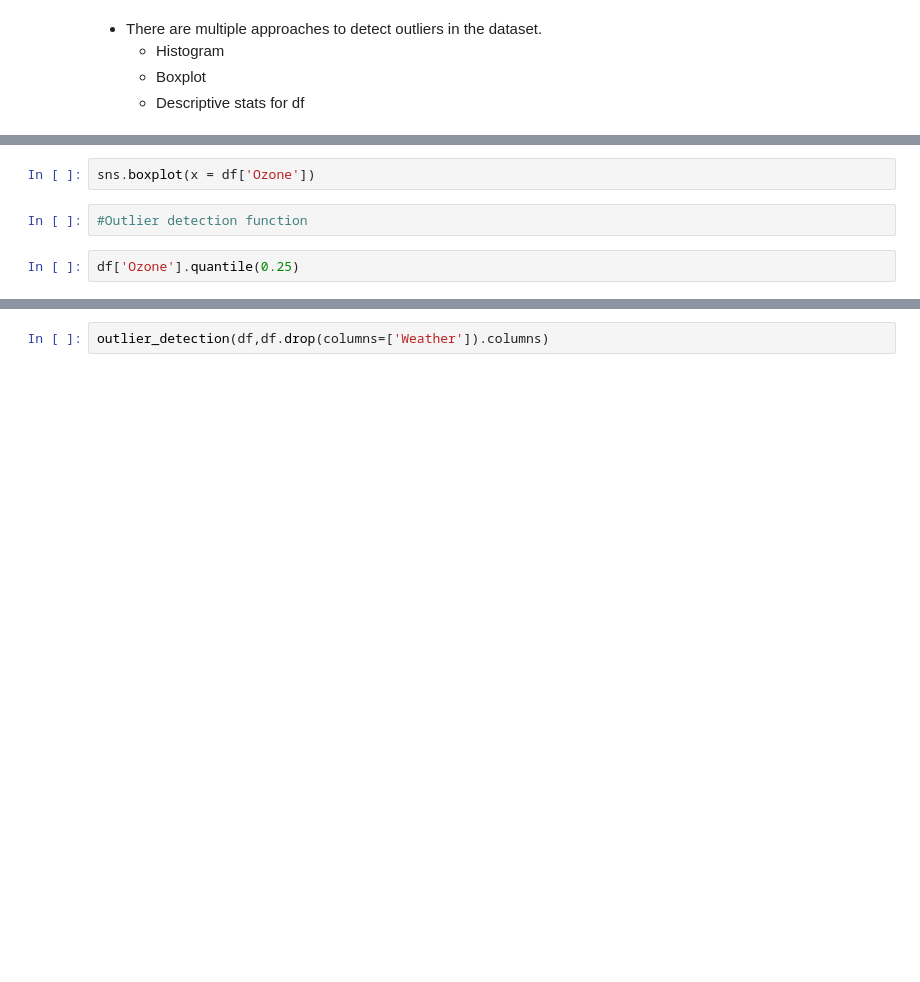
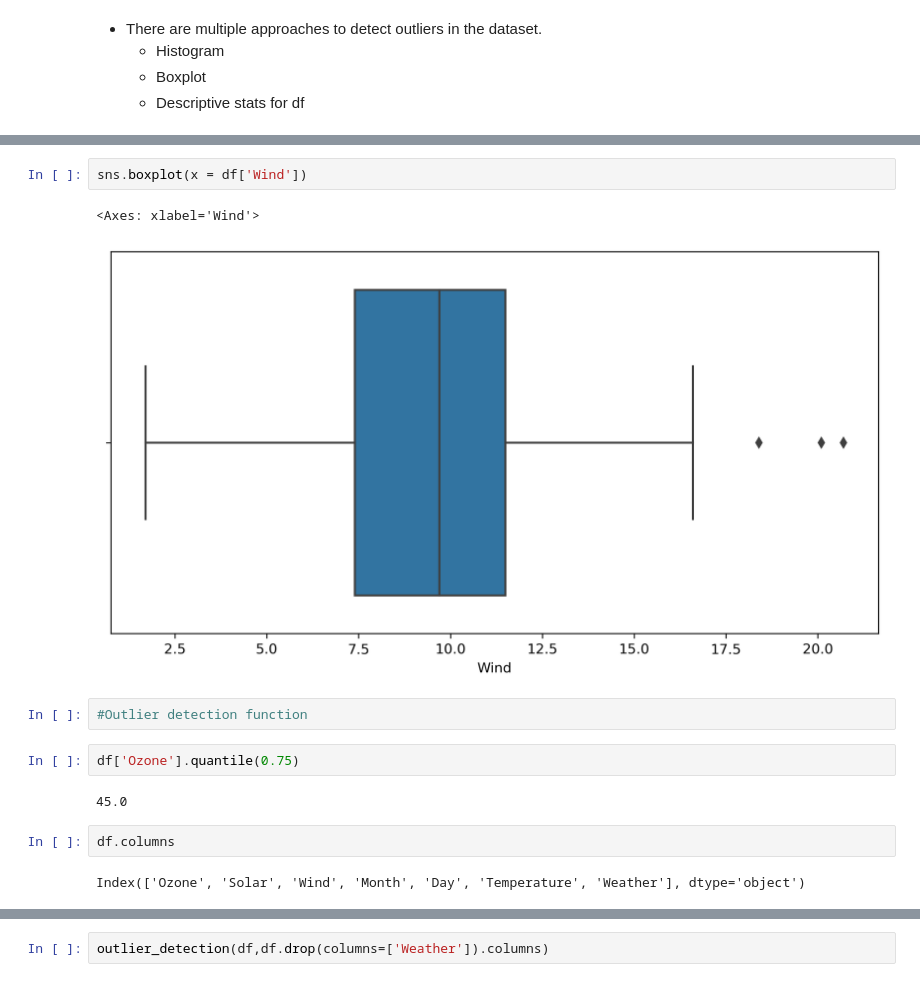
Before and after one commit to aishwaryamate/April24_Batch, a Jupyter notebook: Machine Learning/EDA/EDA- 1.ipynb, the cells around one changed output, grey strips where cells are left out. Saved outputs shown, nothing was run; the diff lists cells and outputs as text; blank space fills up the shorter version.

```diff
--- a/Machine Learning/EDA/EDA- 1.ipynb
+++ b/Machine Learning/EDA/EDA- 1.ipynb
@@ -536,6 +691,15 @@ df.boxplot()
 # %%
-sns.boxplot(x = df['Ozone'])
+sns.boxplot(x = df['Wind'])
+# %% [output]
+<Axes: xlabel='Wind'>
+[figure, added]
 # %%
 #Outlier detection function
 # %%
-df['Ozone'].quantile(0.25)
+df['Ozone'].quantile(0.75)
+# %% [output]
+45.0
+# %%
+df.columns
+# %% [output]
+Index(['Ozone', 'Solar', 'Wind', 'Month', 'Day', 'Temperature', 'Weather'], dtype='object')
```
Also changed, not shown: parts of 35 cells of this notebook.
